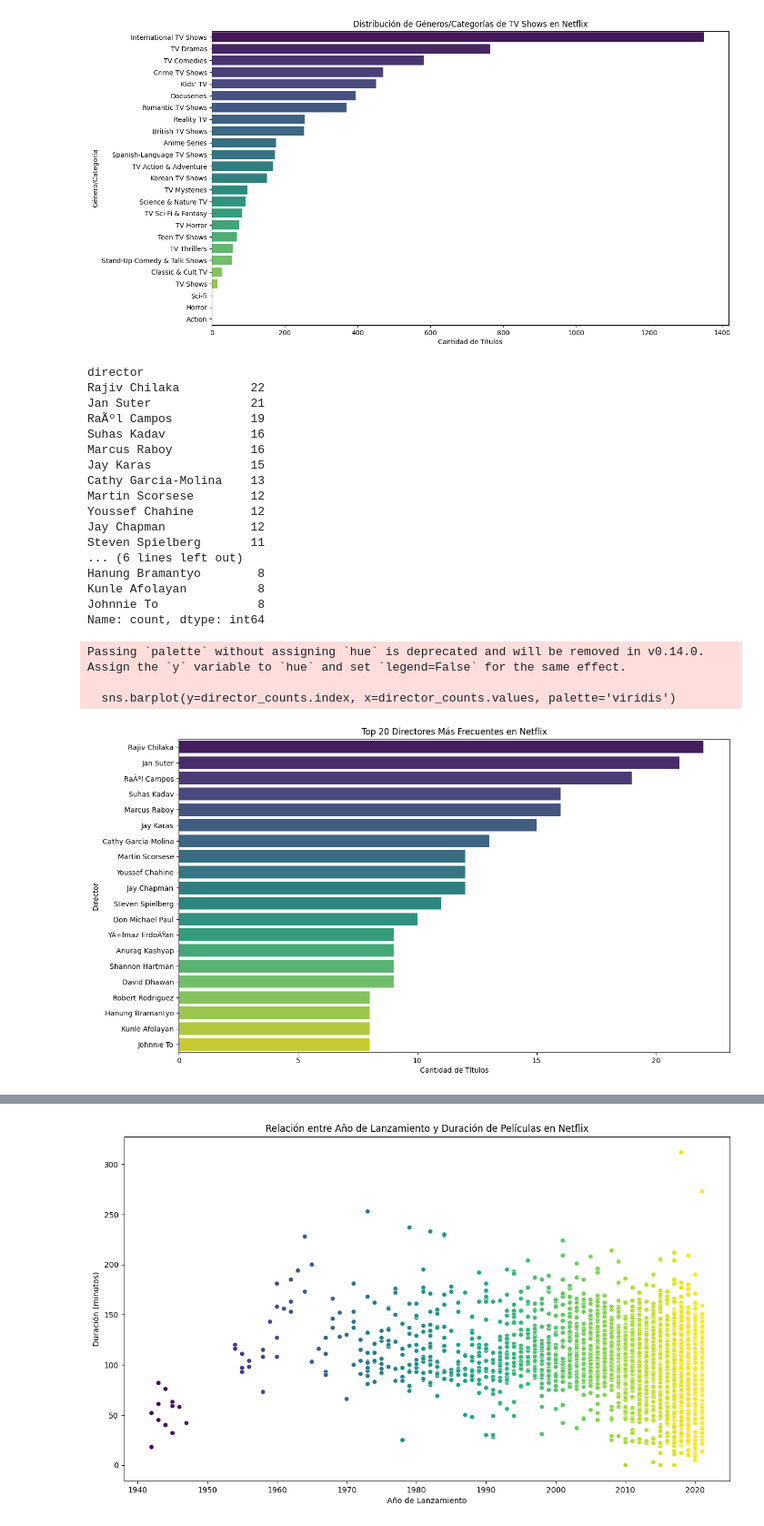
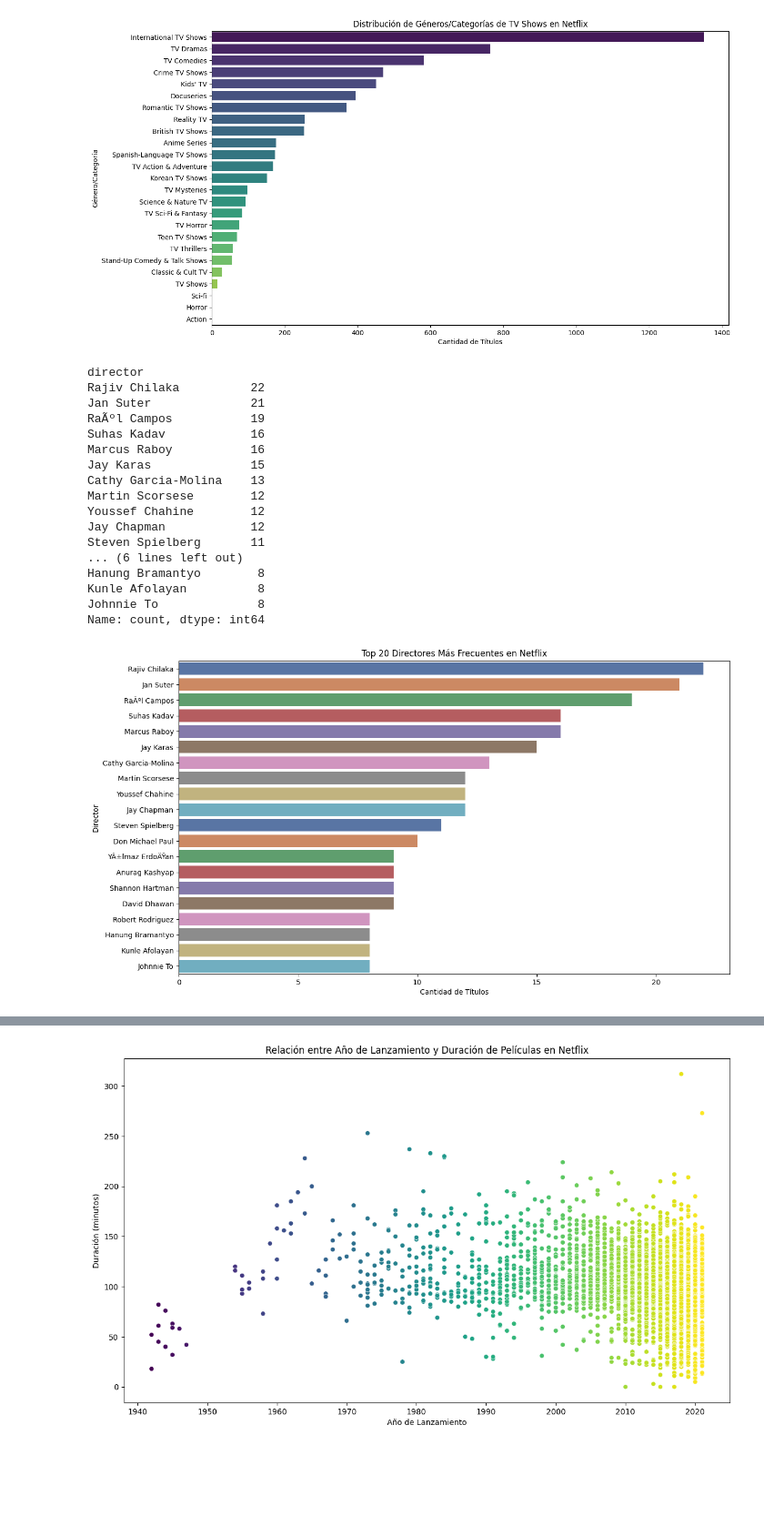
Before and after one commit to ju4n-avendanoa/Data_Netflix, a Jupyter notebook: main.ipynb, the cells around one changed output, grey strips where cells are left out. Shown at 91% size. Drawn from its saved outputs; the diff is of its cells as text; code cells hidden in the pictures; blank space fills up the shorter version.

```diff
--- a/main.ipynb
+++ b/main.ipynb
@@ -523,38 +518,35 @@ Name: count, dtype: int64
 df_directors = df['director'].str.split(', ').explode()
 df_directors = df_directors[df_directors != 'Unknown']
 
 director_counts = df_directors.value_counts().head(20)
 print(director_counts)
 
 
 plt.figure(figsize=(14, 8))
-sns.barplot(y=director_counts.index, x=director_counts.values, palette='viridis')
+sns.barplot(y=director_counts.index, x=director_counts.values, palette='deep', hue=director_counts.index)
 plt.title('Top 20 Directores Más Frecuentes en Netflix')
 plt.xlabel('Cantidad de Títulos')
 plt.ylabel('Director')
 plt.show()
 # %% [output]
 director
 Rajiv Chilaka          22
 Jan Suter              21
 RaÃºl Campos           19
 Suhas Kadav            16
 Marcus Raboy           16
 Jay Karas              15
 Cathy Garcia-Molina    13
 Martin Scorsese        12
 Youssef Chahine        12
 Jay Chapman            12
 Steven Spielberg       11
 ... (6 lines left out)
 Hanung Bramantyo        8
 Kunle Afolayan          8
 Johnnie To              8
 Name: count, dtype: int64
-Passing `palette` without assigning `hue` is deprecated and will be removed in v0.14.0. Assign the `y` variable to `hue` and set `legend=False` for the same effect.
-
-  sns.barplot(y=director_counts.index, x=director_counts.values, palette='viridis')
-[figure, old version]
+[figure, new version]
 # %%
 df_actors = df['cast'].str.split(', ').explode()
 df_actors = df_actors[df_actors != 'Unknown']
```
Also changed, not shown: parts of 3 cells of this notebook.
